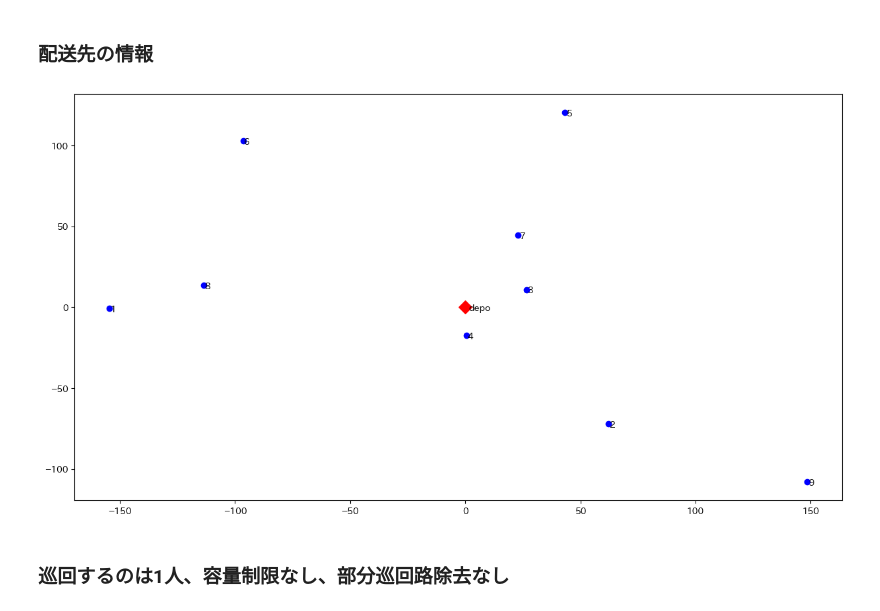
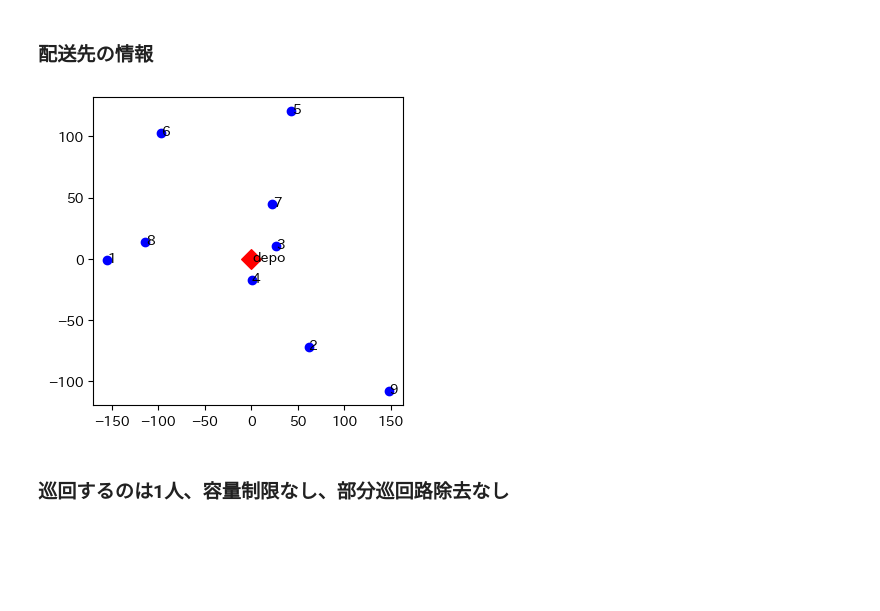
Before and after one commit to KJMAN678/VPR, a Jupyter notebook: 02_appendix.ipynb, the cells around one changed output. Drawn from its saved outputs; the diff is of its cells as text; code cells hidden in the pictures; blank space fills up the shorter version.

```diff
--- a/02_appendix.ipynb
+++ b/02_appendix.ipynb
@@ -37,37 +37,37 @@ coordinate_of_places_list[0] = [0, 0]
 # 距離行列
 distance_matrix = distance.cdist(coordinate_of_places_list, coordinate_of_places_list, metric='euclidean')
 # %%
-plt.figure(figsize=(15, 8))
+plt.figure(figsize=(4, 4))
 
 plt.scatter(
     coordinate_of_places_list[0, 0],
     coordinate_of_places_list[0, 1],
     color = "red",
     marker = "D",
     s = 100
 )
 
 plt.scatter(
     coordinate_of_places_list[1:, 0],
     coordinate_of_places_list[1:, 1],
     color = "blue"
 )
 
 for i, coordinate in enumerate(coordinate_of_places_list[1:, :]):
 
     plt.text(
         coordinate[0] + 0.5,
         coordinate[1] - 2,
         str(i+1)
     )
 
 plt.text(
     coordinate_of_places_list[0, 0] + 1.5,
     coordinate_of_places_list[0, 1] - 2,
     "depo"
 );
 # %% [output]
-[figure, old version]
+[figure, new version]
 # %% [markdown]
 ### 巡回するのは1人、容量制限なし、部分巡回路除去なし
 # %%
```
Also changed, not shown: parts of 27 cells of this notebook, 1 other file.
